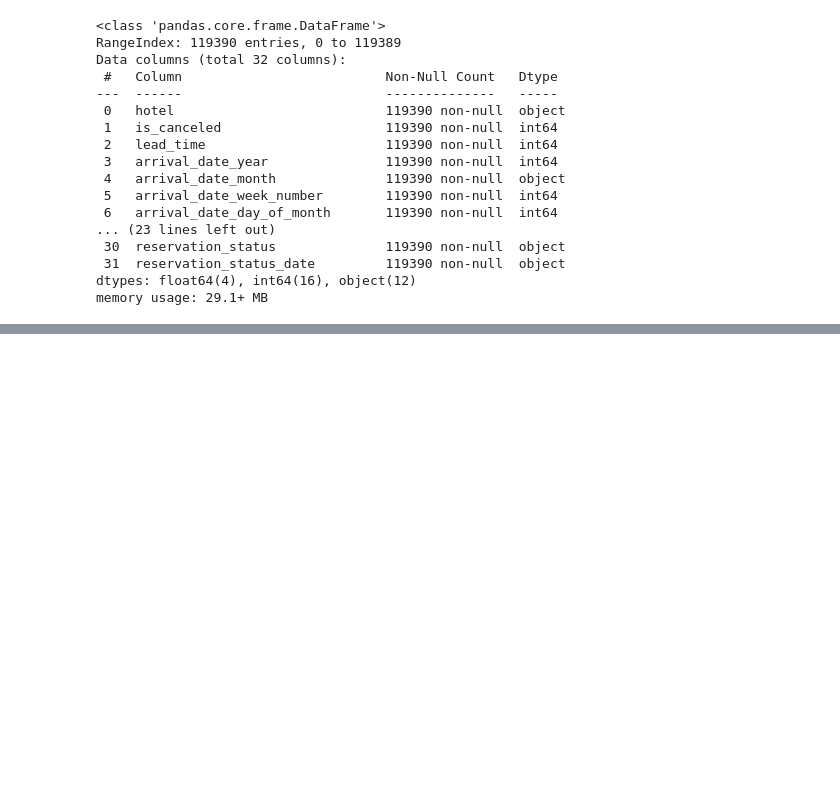
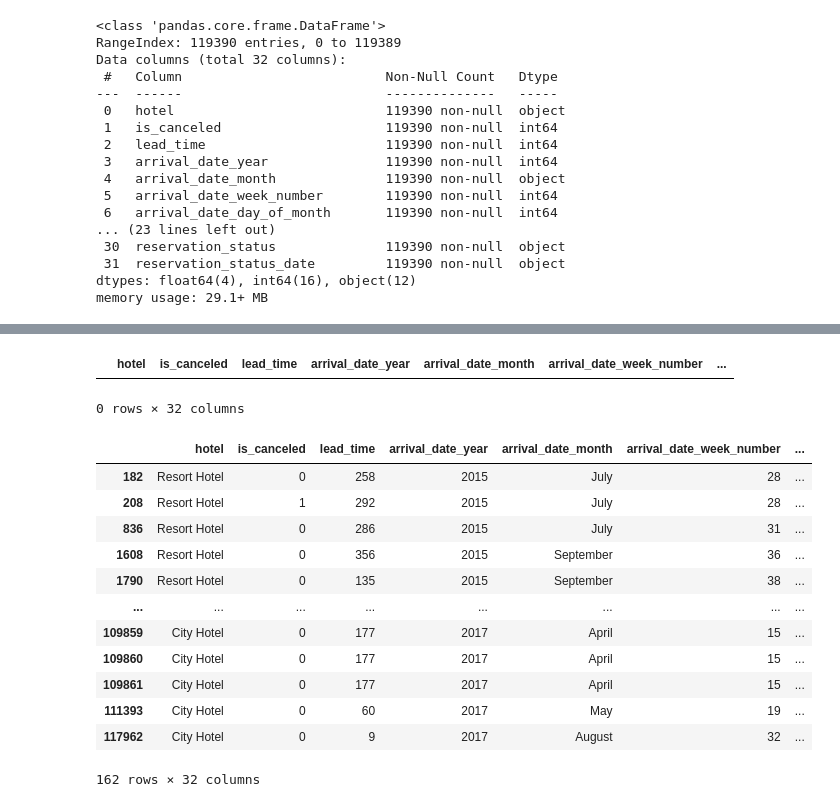
Before and after one commit to seonydg/ml-classification-analysis-of-hotel-reservation-demand, a Jupyter notebook: analysis-of-hotel-reservation-demand.ipynb, the cells around one changed output, grey strips where cells are left out. Saved outputs shown, nothing was run; the diff lists cells and outputs as text; code cells hidden in the pictures; blank space fills up the shorter version.

```diff
--- a/analysis-of-hotel-reservation-demand.ipynb
+++ b/analysis-of-hotel-reservation-demand.ipynb
@@ -45,0 +146,21 @@ memory usage: 29.1+ MB
+# %%
+df[df['agent']==0]
+# %% [output]
+|  | hotel | is_canceled | lead_time | arrival_date_year | arrival_date_month | arrival_date_week_number | ... |
+0 rows × 32 columns
+# %%
+df[df['agent']==2]
+# %% [output]
+|  | hotel | is_canceled | lead_time | arrival_date_year | arrival_date_month | arrival_date_week_number | ... |
+| 182 | Resort Hotel | 0 | 258 | 2015 | July | 28 | ... |
+| 208 | Resort Hotel | 1 | 292 | 2015 | July | 28 | ... |
+| 836 | Resort Hotel | 0 | 286 | 2015 | July | 31 | ... |
+| 1608 | Resort Hotel | 0 | 356 | 2015 | September | 36 | ... |
+| 1790 | Resort Hotel | 0 | 135 | 2015 | September | 38 | ... |
+| ... | ... | ... | ... | ... | ... | ... | ... |
+| 109859 | City Hotel | 0 | 177 | 2017 | April | 15 | ... |
+| 109860 | City Hotel | 0 | 177 | 2017 | April | 15 | ... |
+| 109861 | City Hotel | 0 | 177 | 2017 | April | 15 | ... |
+| 111393 | City Hotel | 0 | 60 | 2017 | May | 19 | ... |
+| 117962 | City Hotel | 0 | 9 | 2017 | August | 32 | ... |
+162 rows × 32 columns
```
Also changed, not shown: parts of 22 cells of this notebook.
